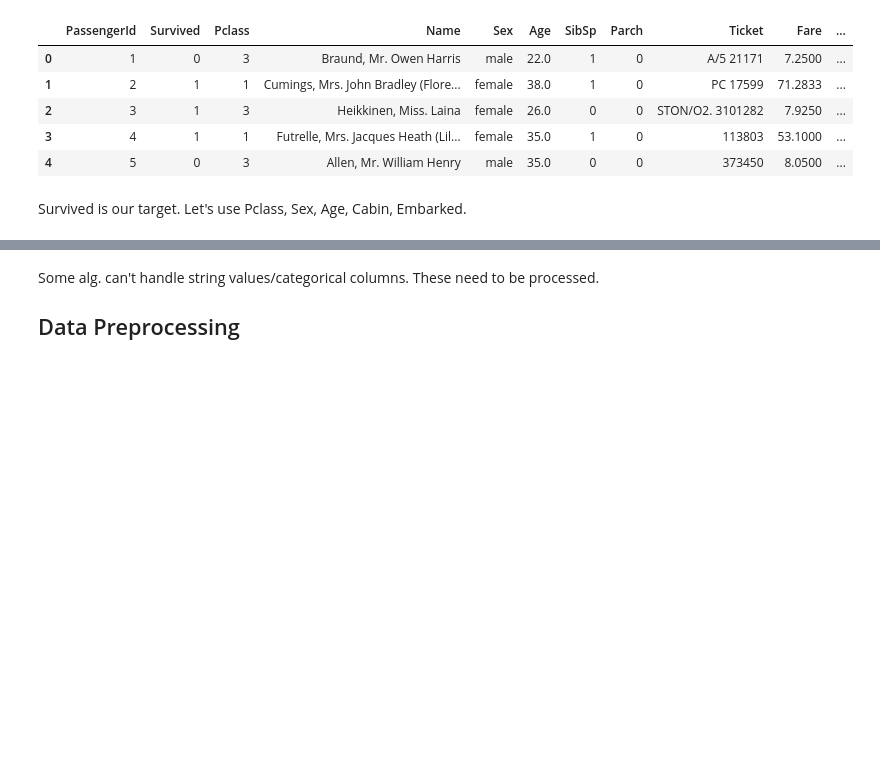
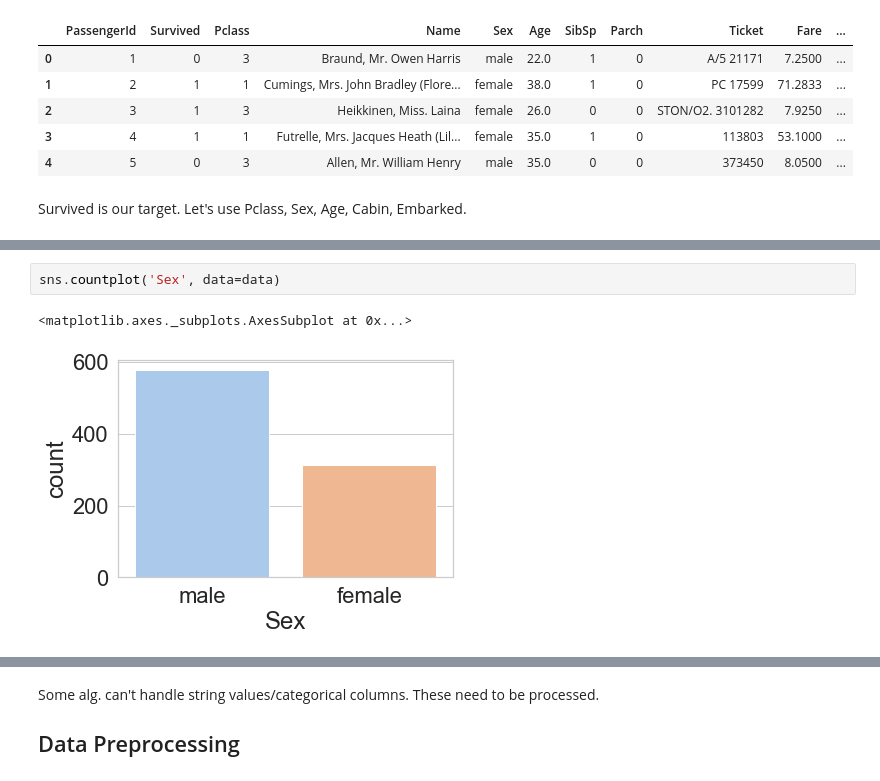
Before and after one commit to janderss0n/titanic_ml_example, a Jupyter notebook: Untitled.ipynb, the cells around one changed output, grey strips where cells are left out. Cells and saved outputs as stored; diff of their text form; blank space fills up the shorter version.

```diff
--- a/Untitled.ipynb
+++ b/Untitled.ipynb
@@ -25,0 +41,5 @@ data = original_data.loc[:, ['Pclass', 'Sex', 'Age', 'Cabin', 'Embarked', target
+# %%
+sns.countplot('Sex', data=data)
+# %% [output]
+<matplotlib.axes._subplots.AxesSubplot at 0x...>
+[figure, added]
```
Also changed, not shown: parts of 23 cells of this notebook.
